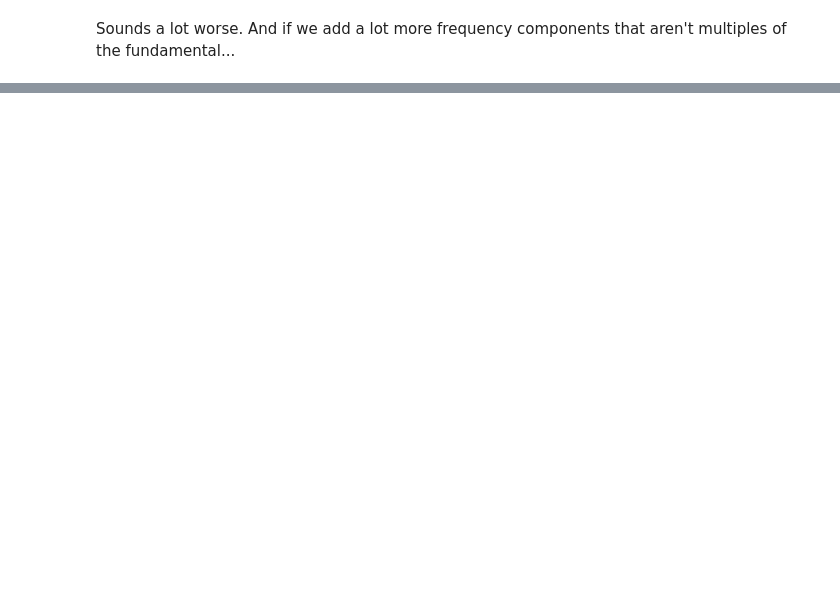
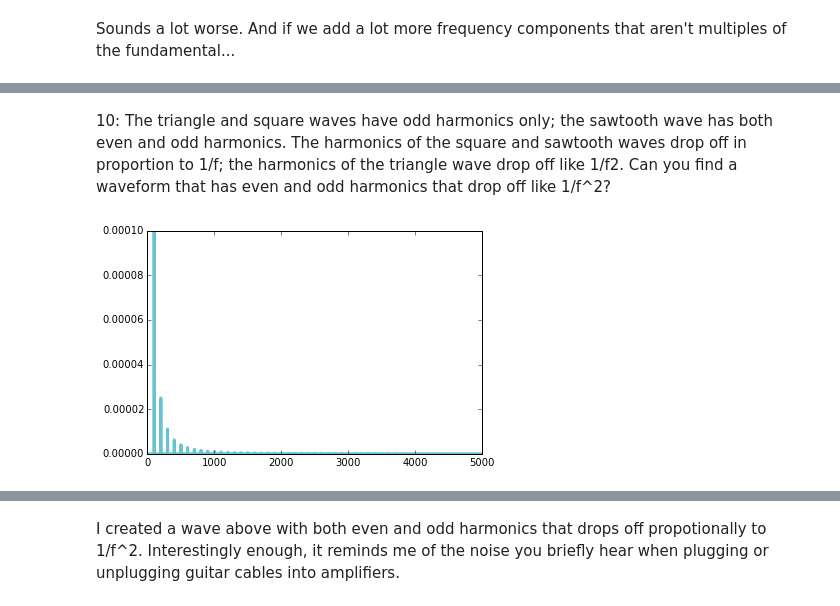
Before and after one commit to dennis-chen/ThinkDSP, a Jupyter notebook: code/ps01.ipynb, the cells around one changed output, grey strips where cells are left out. Drawn from its saved outputs; the diff is of its cells as text; code cells hidden in the pictures; blank space fills up the shorter version.

```diff
--- a/code/ps01.ipynb
+++ b/code/ps01.ipynb
@@ -244,0 +191,13 @@ plt.show()
+# %% [markdown]
+10: The triangle and square waves have odd harmonics only; the sawtooth wave has both even and odd harmonics. The harmonics of the square and sawtooth waves drop off in proportion to 1/f; the harmonics of the triangle wave drop off like 1/f2. Can you find a waveform that has even and odd harmonics that drop off like 1/f^2?
+# %%
+hs = np.empty((5000,),dtype=complex)
+hs.fill(cmath.rect(0,0))
+for freq in range(100,5000,100):
+    hs[freq] = 1/(freq**2)
+my_spec = thinkdsp.Spectrum(hs,framerate=10000)
+my_spec.plot()
+plt.show()
+my_spec.make_wave().make_audio()
+# %% [output]
+[figure, added]
@@ -244,0 +205,2 @@ plt.show()
+# %% [markdown]
+I created a wave above with both even and odd harmonics that drops off propotionally to 1/f^2. Interestingly enough, it reminds me of the noise you briefly hear when plugging or unplugging guitar cables into amplifiers.
```
Also changed, not shown: parts of 41 cells of this notebook, 1 other file.
